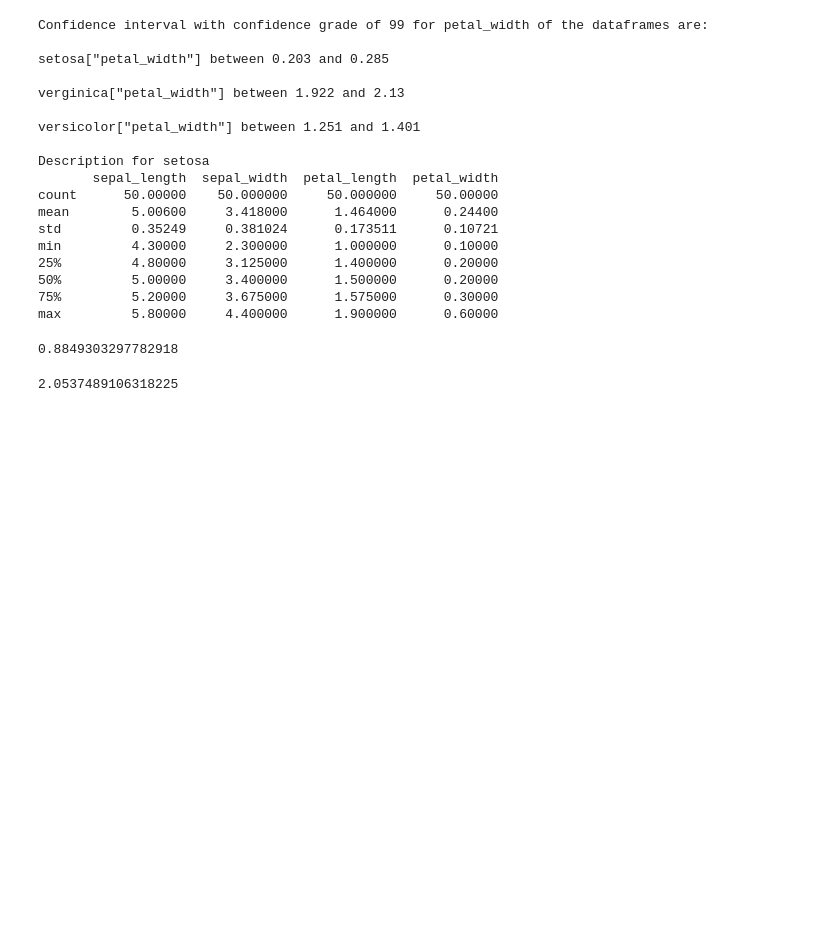
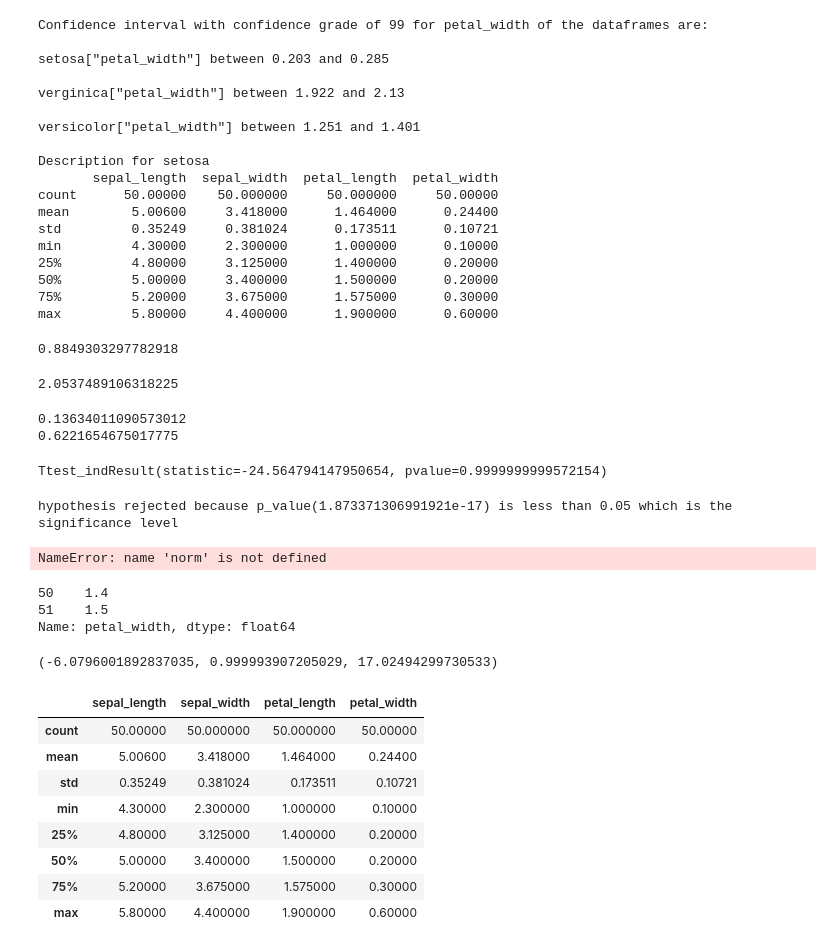
Before and after one commit to CyrilleKolle/statistics-ai, a Jupyter notebook: code/data_analysis.ipynb, the cells around one changed output. Cells and saved outputs as stored; diff of their text form; code cells hidden in the pictures; blank space fills up the shorter version.

Commit message:
added hypothesis testing

```diff
--- a/code/data_analysis.ipynb
+++ b/code/data_analysis.ipynb
@@ -301,3 +301,65 @@ scs.norm.cdf(1.2)
 scs.norm.ppf(0.98)
 # %% [output]
 2.0537489106318225
+# %%
+from scipy.stats import f
+s_petal = setosa['petal_length']
+versi_petal = versicolor['petal_length']
+
+statistic1 = np.var(s_petal, ddof=1)/np.var(versi_petal, ddof=1)
+result = f.ppf(q=0.05, dfn=len(s_petal)-1,dfd=len(versi_petal)-1)
+print(statistic1)
+print(result)
+# %% [output]
+0.13634011090573012
+0.6221654675017775
+# %%
+from scipy.stats import ttest_ind
+
+setosa_sample = s_petal.sample(5)
+versicolor_sample = versi_petal.sample(8)
+res_equal = ttest_ind(a=setosa_sample, b=versicolor_sample, equal_var=False, alternative='greater')
+
+print(res_equal)
+# %% [output]
+Ttest_indResult(statistic=-24.564794147950654, pvalue=0.9999999999572154)
+# %%
+
+"""
+h0 : versicolor['sepal_length'] <= verginica['sepal_length']
+ha : versicolor['sepal_length'] > ver['sepal_length']
+
+if p-value < 0.05 which is the significance level, then h0 is not rejected
+"""
+
+res_eq = ttest_ind(a=versicolor['sepal_length'], b=setosa['sepal_length'], equal_var=False, alternative='greater')
+print(f'hypothesis rejected because p_value({res_eq.pvalue}) is less than 0.05 which is the significance level' if res_eq.pvalue <= 0.05 else f'hypothesis not rejected since p_value({res_eq.pvalue}) is greater than 0.05 which is the signifance level')
+print(f'hypothesis rejected because t_statistic({res_eq.statistic}) is greater than 0.95 which is the significance level' if res_eq.statistic > norm.ppf(0.95) else f'hypothesis not rejected since t_statistic({res_eq.statistic}) is less than 0.95 which is the signifance level')
+# %% [output]
+hypothesis rejected because p_value(1.873371306991921e-17) is less than 0.05 which is the significance level
+NameError: name 'norm' is not defined
+# %%
+versicolor['petal_width'].head(2)
+# %% [output]
+50    1.4
+51    1.5
+Name: petal_width, dtype: float64
+# %%
+from statsmodels.stats.weightstats import ttest_ind
+
+resulttt = ttest_ind(x1=verginica['petal_width'].sample(10), x2=versicolor['petal_width'].sample(10), alternative='larger', usevar='unequal', value=1.3)
+print(resulttt)
+# %% [output]
+(-6.0796001892837035, 0.999993907205029, 17.02494299730533)
+# %%
+setosa.describe()
+# %% [output]
+|  | sepal_length | sepal_width | petal_length | petal_width |
+| count | 50.00000 | 50.000000 | 50.000000 | 50.00000 |
+| mean | 5.00600 | 3.418000 | 1.464000 | 0.24400 |
+| std | 0.35249 | 0.381024 | 0.173511 | 0.10721 |
+| min | 4.30000 | 2.300000 | 1.000000 | 0.10000 |
+| 25% | 4.80000 | 3.125000 | 1.400000 | 0.20000 |
+| 50% | 5.00000 | 3.400000 | 1.500000 | 0.20000 |
+| 75% | 5.20000 | 3.675000 | 1.575000 | 0.30000 |
+| max | 5.80000 | 4.400000 | 1.900000 | 0.60000 |
```
Also changed, not shown: parts of 1 cell of this notebook, 3 other files.
